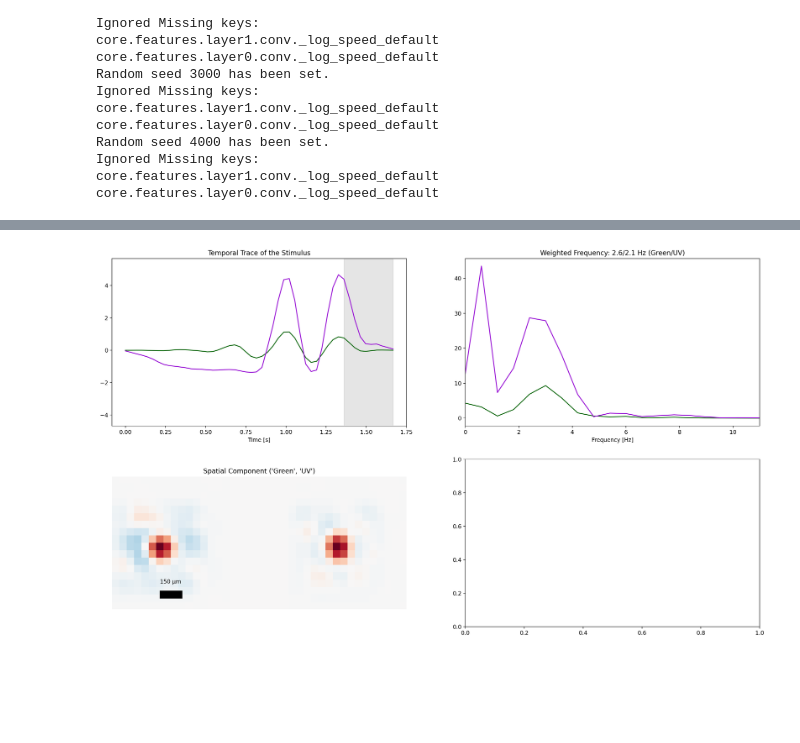
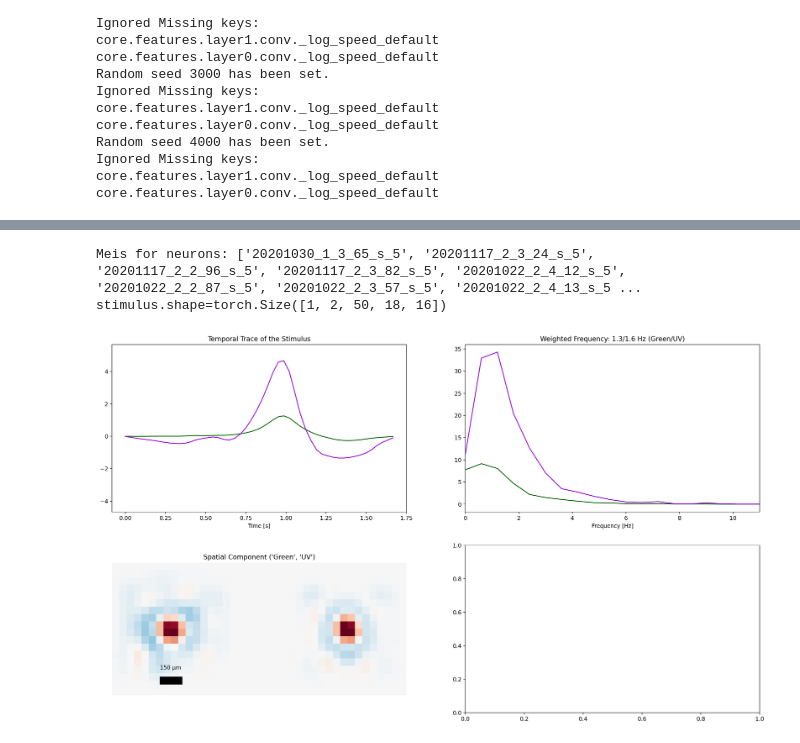
Before and after one commit to eulerlab/rgc-natstim-model, a Jupyter notebook: notebooks/mei_generation.ipynb, the cells around one changed output, grey strips where cells are left out. Drawn from its saved outputs; the diff is of its cells as text; code cells hidden in the pictures; blank space fills up the shorter version.

```diff
--- a/notebooks/mei_generation.ipynb
+++ b/notebooks/mei_generation.ipynb
@@ -124,9 +146,0 @@ assert session_id in ensemble_model.members[0].readout.keys()
-# %%
-objective = SingleNeuronObjective(ensemble_model, neuron_idx=neuron_id, data_key=session_id)
-stimulus = torch.randn(stimulus_shape, requires_grad=True, device=DEVICE)
-stimulus_postprocessor = ChangeNormJointlyClipRangeSeparately()
-stimulus.data = stimulus_postprocessor.process(stimulus.data)
-optimizer_init_fn = partial(torch.optim.SGD, lr=10.0)
-stimulus_regularizing_fn = partial(
-    range_regularizer_fn,
-)
@@ -141,0 +170,25 @@ optimize_stimulus(
+# %%
+mei_map: dict[str, torch.Tensor] = {}
+
+for i, (session_id, neuron_pos) in enumerate(session_id_neuron_pos_list):
+    # torch.randn is the function used by mei.initial.RandomNormal
+    stimulus = torch.randn(stimulus_shape, requires_grad=True, device=DEVICE)
+    objective = SingleNeuronObjective(ensemble_model, neuron_idx=neuron_pos,
+                                      data_key=session_id, response_reducer=response_reducer)
+
+    try:
+        optimize_stimulus(
+            stimulus,
+            optimizer_init_fn,
+            objective,
+            EarlyStopper(**early_stopper_kwargs),
+            stimulus_regularization_loss=None,  # Unsure if this is used, or only postprocessing of stimulus
+            stimulus_postprocessor=stimulus_postprocessor,
+        )
+
+        neuron_id = session_id_neuron_id_list[i][1]
+        mei_map[neuron_id] = stimulus
+
+        print(f"Optimized mei for {session_id=} and {neuron_id=} {neuron_pos=}")
+    except Exception as e:
+        print(f"Optimization of mei failed for {session_id=} and {neuron_id=} {neuron_pos=}: {e}")
@@ -142,16 +207,22 @@ optimize_stimulus(
 # %%
 # Plotting probably has to be changed
 
 from openretina.plotting import plot_stimulus_composition
+print(f"Meis for neurons: {list(mei_map.keys())}")
 
+
+stimulus = mei_map["20201022_2_4_13_s_5"]
+print(f"{stimulus.shape=}")
 stimulus_np = stimulus[0].cpu().numpy()
 fig, axes = plt.subplots(2, 2, figsize=(7 * 3, 12))
 plot_stimulus_composition(
     stimulus=stimulus_np,
     temporal_trace_ax=axes[0, 0],
     freq_ax=axes[0, 1],
     spatial_ax=axes[1, 0],
-    highlight_x_list=[(40, 49)],
+    # highlight_x_list=[(40, 49)],
 )
 # %% [output]
+Meis for neurons: ['20201030_1_3_65_s_5', '20201117_2_3_24_s_5', '20201117_2_2_96_s_5', '20201117_2_3_82_s_5', '20201022_2_4_12_s_5', '20201022_2_2_87_s_5', '20201022_2_3_57_s_5', '20201022_2_4_13_s_5 ...
+stimulus.shape=torch.Size([1, 2, 50, 18, 16])
-[figure, old version]
+[figure, new version]
```
Also changed, not shown: parts of 10 cells of this notebook.
